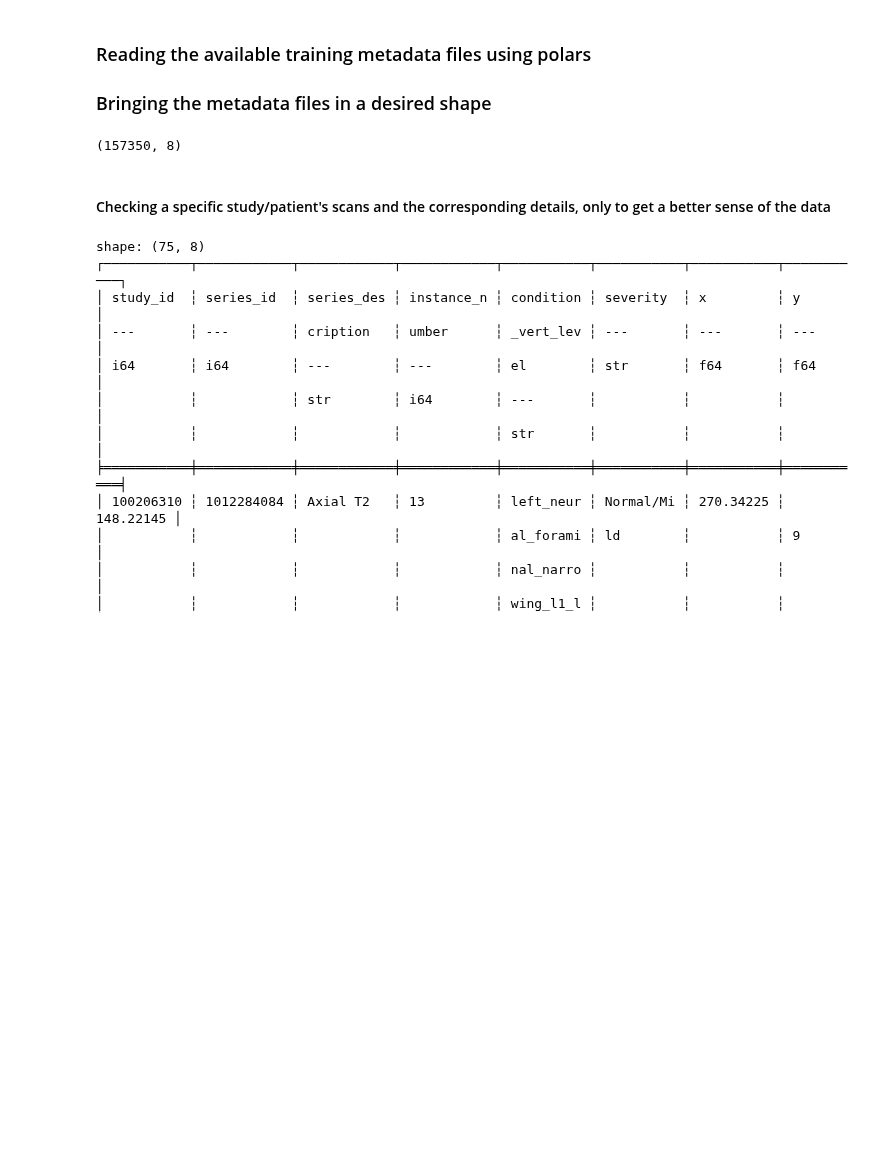
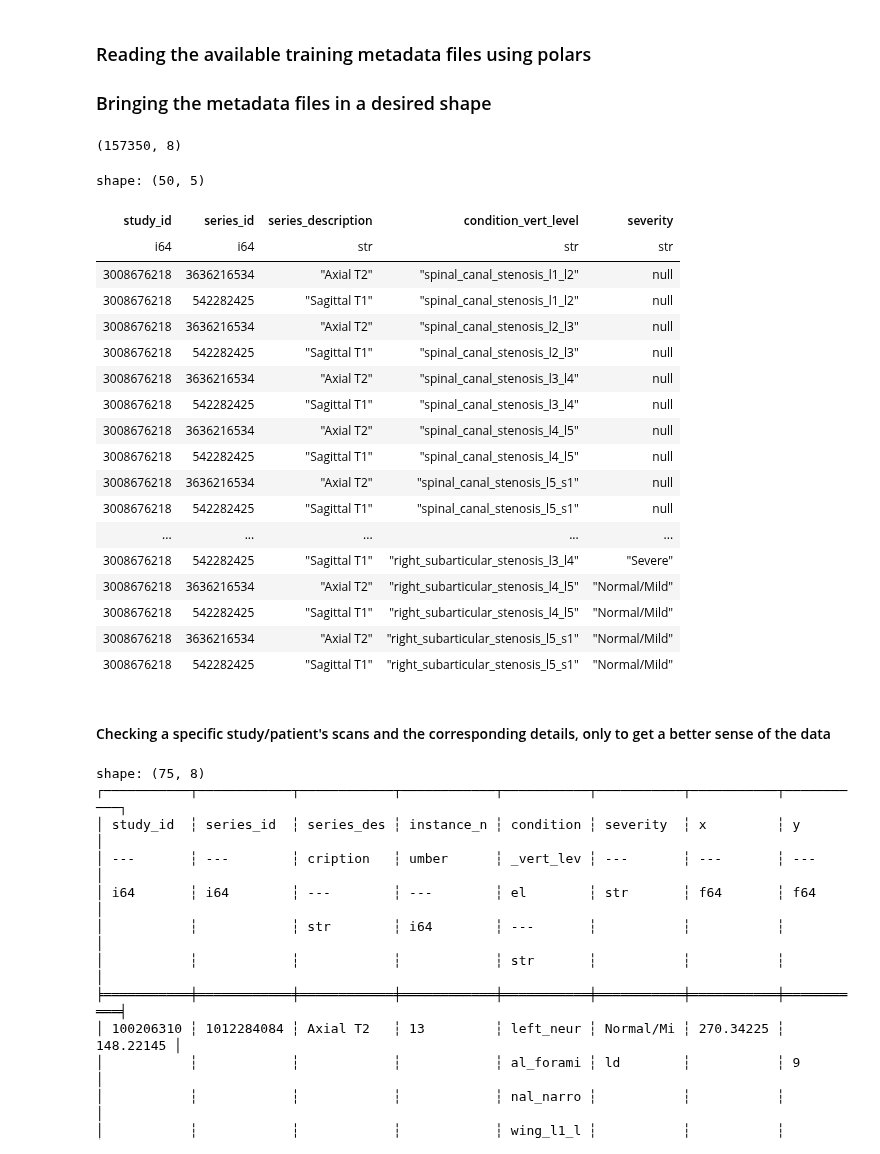
Before and after one commit to sumaniitm/RSNA-2024-Lumbar-Spine-Degenerative-Classification, a Jupyter notebook: primary-problem-study-rsna-2024.ipynb, the cells around one changed output. Drawn from its saved outputs; the diff is of its cells as text; code cells hidden in the pictures; blank space fills up the shorter version.

```diff
--- a/primary-problem-study-rsna-2024.ipynb
+++ b/primary-problem-study-rsna-2024.ipynb
@@ -65,6 +66,28 @@ and t1.condition_vert_level = t2.condition \
 print(full_training_data.shape)
 # %% [output]
 (157350, 8)
+# %%
+dd.sql("select * from train_meta_data_melted where study_id = 3008676218 ").pl()
+# %% [output]
+shape: (50, 5)
+| study_id | series_id | series_description | condition_vert_level | severity |
+| i64 | i64 | str | str | str |
+| 3008676218 | 3636216534 | "Axial T2" | "spinal_canal_stenosis_l1_l2" | null |
+| 3008676218 | 542282425 | "Sagittal T1" | "spinal_canal_stenosis_l1_l2" | null |
+| 3008676218 | 3636216534 | "Axial T2" | "spinal_canal_stenosis_l2_l3" | null |
+| 3008676218 | 542282425 | "Sagittal T1" | "spinal_canal_stenosis_l2_l3" | null |
+| 3008676218 | 3636216534 | "Axial T2" | "spinal_canal_stenosis_l3_l4" | null |
+| 3008676218 | 542282425 | "Sagittal T1" | "spinal_canal_stenosis_l3_l4" | null |
+| 3008676218 | 3636216534 | "Axial T2" | "spinal_canal_stenosis_l4_l5" | null |
+| 3008676218 | 542282425 | "Sagittal T1" | "spinal_canal_stenosis_l4_l5" | null |
+| 3008676218 | 3636216534 | "Axial T2" | "spinal_canal_stenosis_l5_s1" | null |
+| 3008676218 | 542282425 | "Sagittal T1" | "spinal_canal_stenosis_l5_s1" | null |
+| ... | ... | ... | ... | ... |
+| 3008676218 | 542282425 | "Sagittal T1" | "right_subarticular_stenosis_l3_l4" | "Severe" |
+| 3008676218 | 3636216534 | "Axial T2" | "right_subarticular_stenosis_l4_l5" | "Normal/Mild" |
+| 3008676218 | 542282425 | "Sagittal T1" | "right_subarticular_stenosis_l4_l5" | "Normal/Mild" |
+| 3008676218 | 3636216534 | "Axial T2" | "right_subarticular_stenosis_l5_s1" | "Normal/Mild" |
+| 3008676218 | 542282425 | "Sagittal T1" | "right_subarticular_stenosis_l5_s1" | "Normal/Mild" |
 # %% [markdown]
 #### Checking a specific study/patient's scans and the corresponding details, only to get a better sense of the data
 # %%
```
Also changed, not shown: parts of 3 cells of this notebook.
